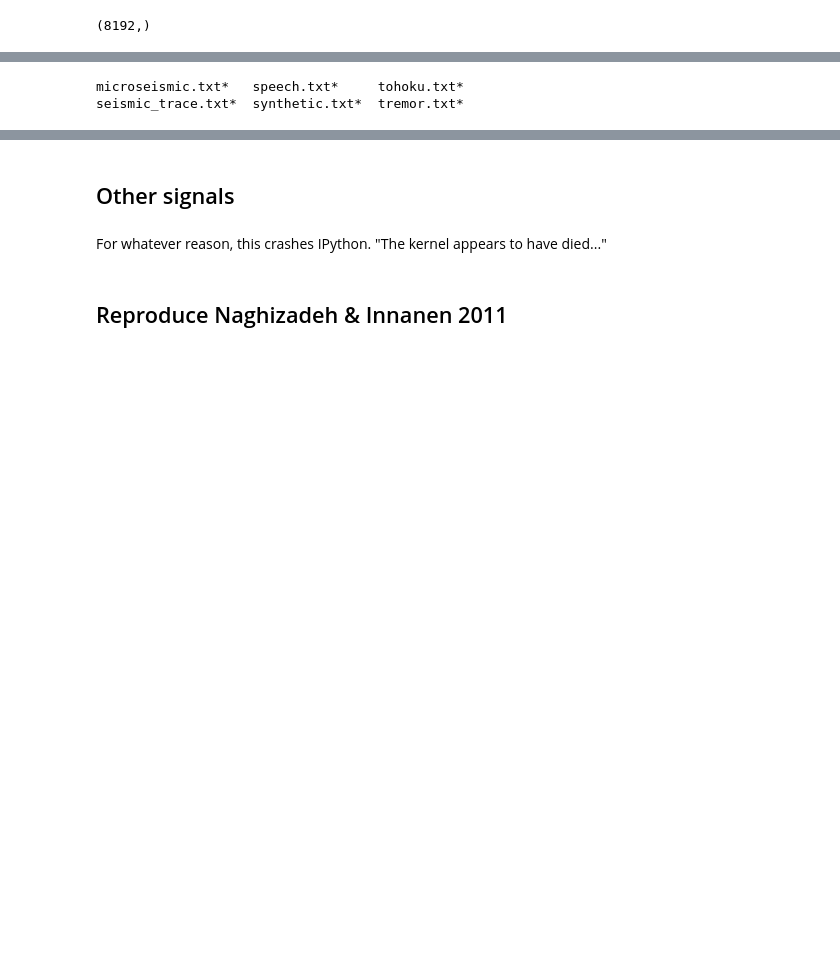
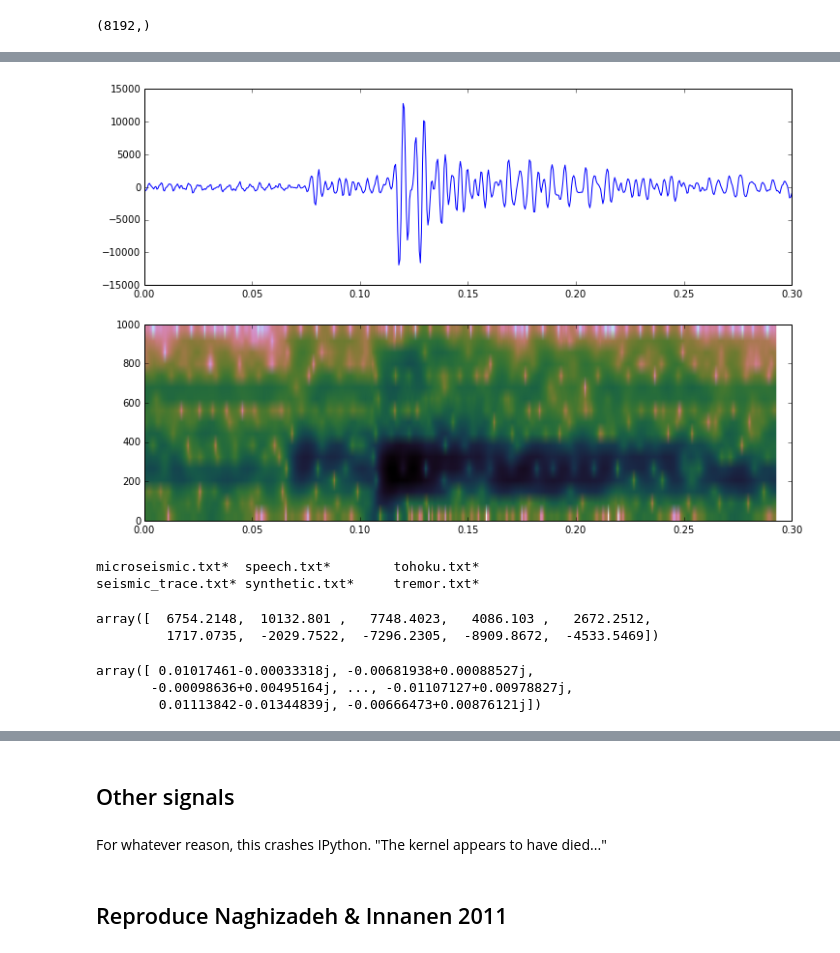
Before and after one commit to kwinkunks/timefreak, a Jupyter notebook: fst.ipynb, the cells around one changed output, grey strips where cells are left out. Drawn from its saved outputs; the diff is of its cells as text; code cells hidden in the pictures; blank space fills up the shorter version.

```diff
--- a/fst.ipynb
+++ b/fst.ipynb
@@ -226,3 +229,7 @@ plt.show()
+# %%
+tf(micro, 2000, w=32)
+# %% [output]
+[figure, added]
 # %%
 ls benchmark_signals/
 # %% [output]
@@ -236,3 +247,13 @@ seismic_trace.txt*  synthetic.txt*  tremor.txt*
+# %%
+seismic[:10]
+# %% [output]
+array([  6754.2148,  10132.801 ,   7748.4023,   4086.103 ,   2672.2512,
+         1717.0735,  -2029.7522,  -7296.2305,  -8909.8672,  -4533.5469])
 # %%
 tremor = np.loadtxt('benchmark_signals/tremor.txt')
 TREMOR = gft.gft1d(tremor, 'gaussian')
+TREMOR
+# %% [output]
+array([ 0.01017461-0.00033318j, -0.00681938+0.00088527j,
+       -0.00098636+0.00495164j, ..., -0.01107127+0.00978827j,
+        0.01113842-0.01344839j, -0.00666473+0.00876121j])
```
Also changed, not shown: parts of 18 cells of this notebook, 2 other files.
